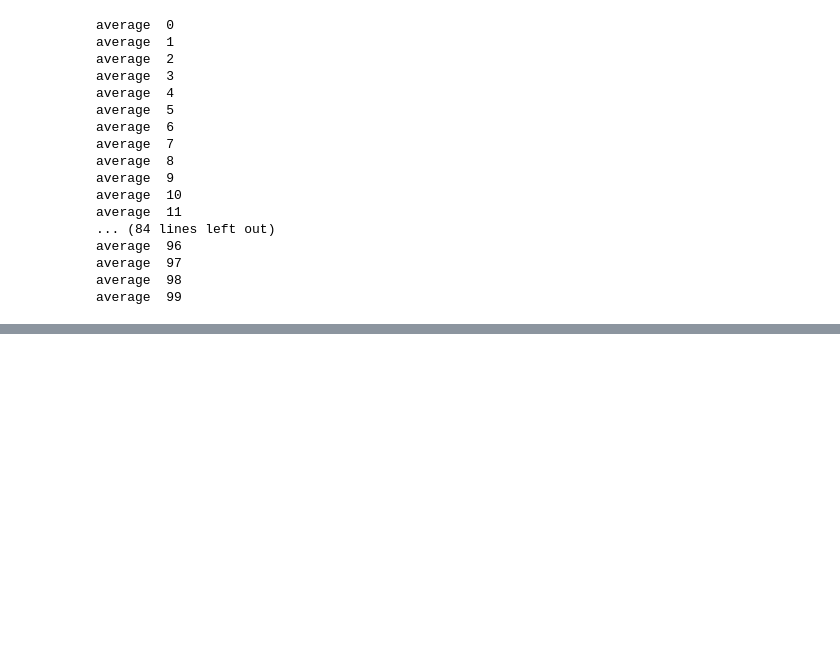
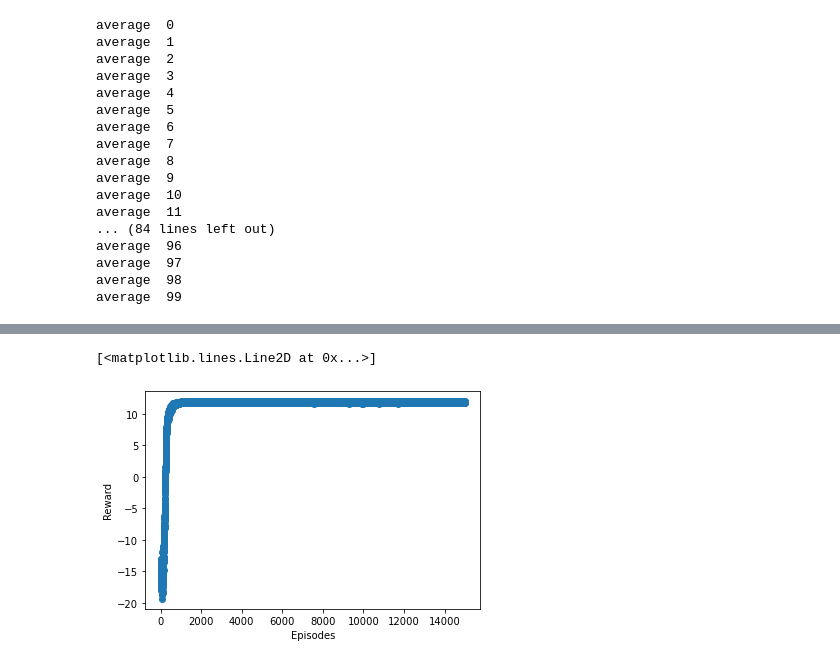
Before and after one commit to DiegoQR/Assignment-6-SI, a Jupyter notebook: Assignment-6-RL.ipynb, the cells around one changed output, grey strips where cells are left out. Drawn from its saved outputs; the diff is of its cells as text; code cells hidden in the pictures; blank space fills up the shorter version.

```diff
--- a/Assignment-6-RL.ipynb
+++ b/Assignment-6-RL.ipynb
@@ -251,0 +336,20 @@ print(f"*****************q-table**************** \n {q_table}")
+# %%
+map_size = [9, 7]
+player_initial_pos = [1, 1]
+goal_pos = [7, 4]
+
+initial_map = draw_map(map_size, player_initial_pos, goal_pos)
+env = GameEnviroment(initial_map, map_size, player_initial_pos, goal_pos)
+# %%
+num_episodes = 15000
+max_steps_per_episode = 200
+
+learning_rate = 0.1
+discount_rate = 0.95
+
+rewards_avg = []
+
+action_space_size = 4
+state_space_size = 200
+
+q_table = np.zeros((state_space_size, action_space_size))
@@ -251,0 +428,9 @@ print(f"*****************q-table**************** \n {q_table}")
+# %%
+x = [i for i in range(0,num_episodes)]
+y = np.mean(rewards_avg, axis=0)
+plot.xlabel('Episodes')
+plot.ylabel('Reward')
+plot.plot(x, y,'o')
+# %% [output]
+[<matplotlib.lines.Line2D at 0x...>]
+[figure, added]
```
Also changed, not shown: parts of 8 cells of this notebook.
